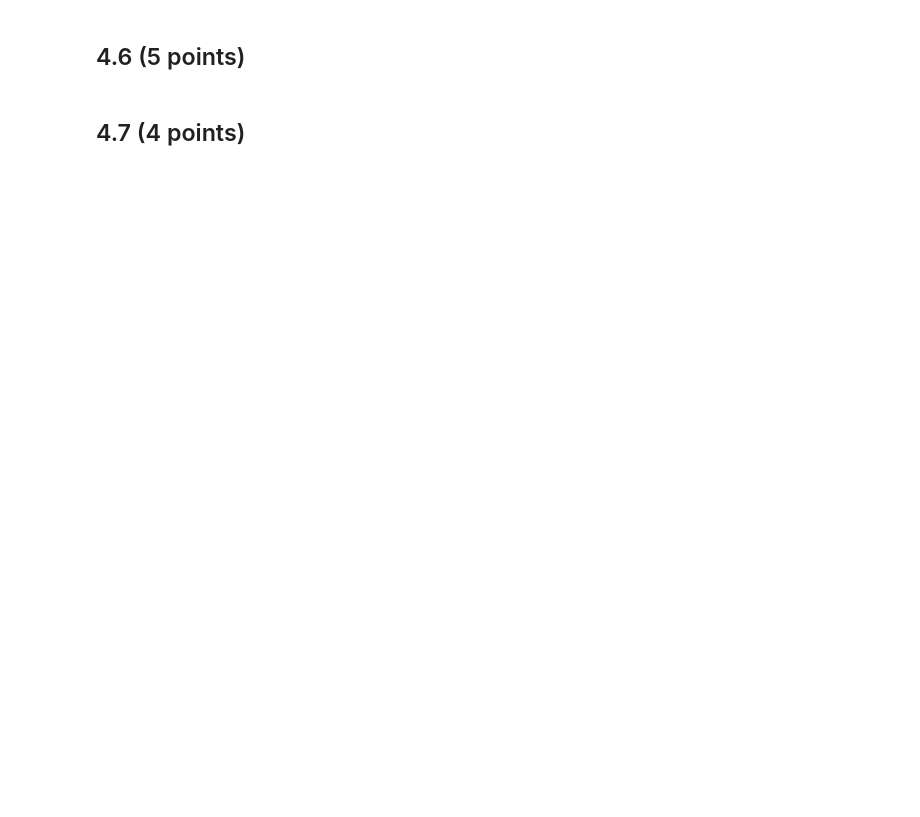
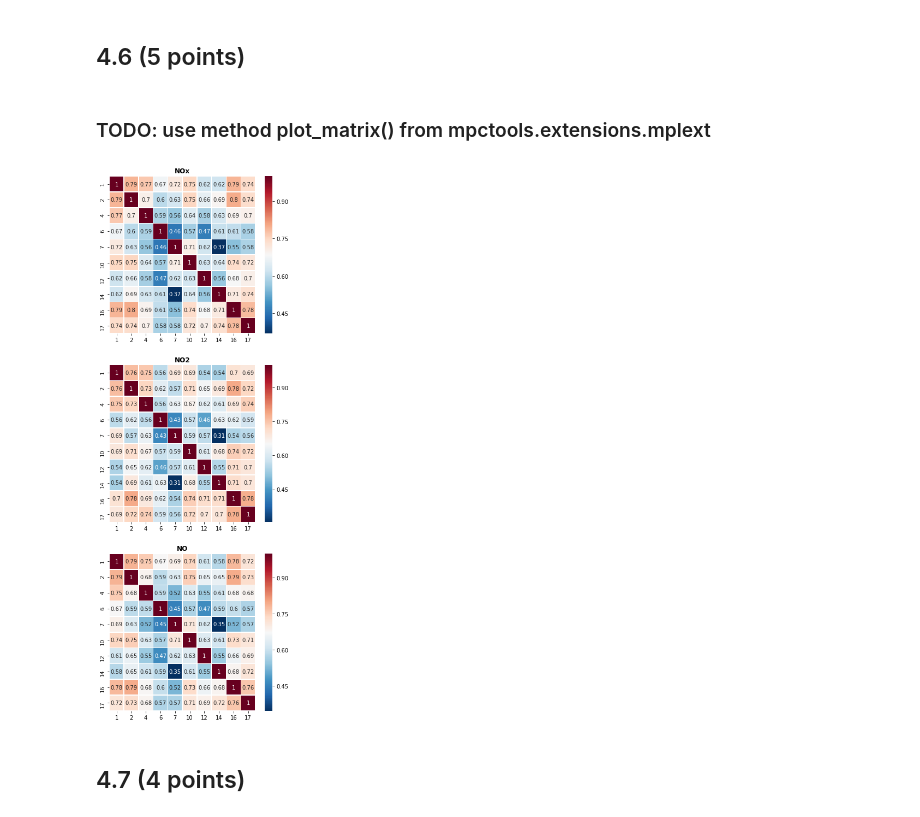
Before and after one commit to celinadong/IAML-CW2, a Jupyter notebook: Data/PartB/Part B - Bristol Air Quality.ipynb, the cells around one changed output. Cells and saved outputs as stored; diff of their text form; code cells hidden in the pictures; blank space fills up the shorter version.

```diff
--- a/Data/PartB/Part B - Bristol Air Quality.ipynb
+++ b/Data/PartB/Part B - Bristol Air Quality.ipynb
@@ -77,0 +161,3 @@ bristol_air.head()
+# %%
+# Load dataset to explore correlations between sites
+bristol_air_sites = pd.read_csv('BristolAir_SiteAligned.csv', compression='bz2', header=[0,1], parse_dates=[0])
@@ -78,4 +238,24 @@ bristol_air.head()
 # %% [markdown]
 ## 4.6 (5 points)
+# %%
+# Remove 'Date Time' column
+removed_date = bristol_air_sites.drop('Date Time', axis=1)
+#grouped_df = removed_date.groupby(level=1, axis=1).sum()
+NOx_df = removed_date['NOx']
+NO2_df = removed_date['NO2']
+NO_df = removed_date['NO']
+# %% [markdown]
+### TODO: use method plot_matrix() from mpctools.extensions.mplext
+# %%
+pollutant_labels = ['NOx', 'NO2', 'NO']
+three_pollutants = [NOx_df, NO2_df, NO_df]
+fig, axes = plt.subplots(3, 1, figsize=(6,18))
+for i, df in enumerate(three_pollutants):
+    pearson_corr = df.corr(method='pearson')
+    ax = sns.heatmap(pearson_corr, xticklabels=pearson_corr.columns, yticklabels=pearson_corr.columns,
+                    cmap='RdBu_r', annot=True, linewidth=0.5, ax=axes[i])
+    ax.set_title(pollutant_labels[i], fontweight="bold")
+# %% [output]
+[figure, added]
 # %% [markdown]
 ## 4.7 (4 points)
```
Also changed, not shown: parts of 29 cells of this notebook.
